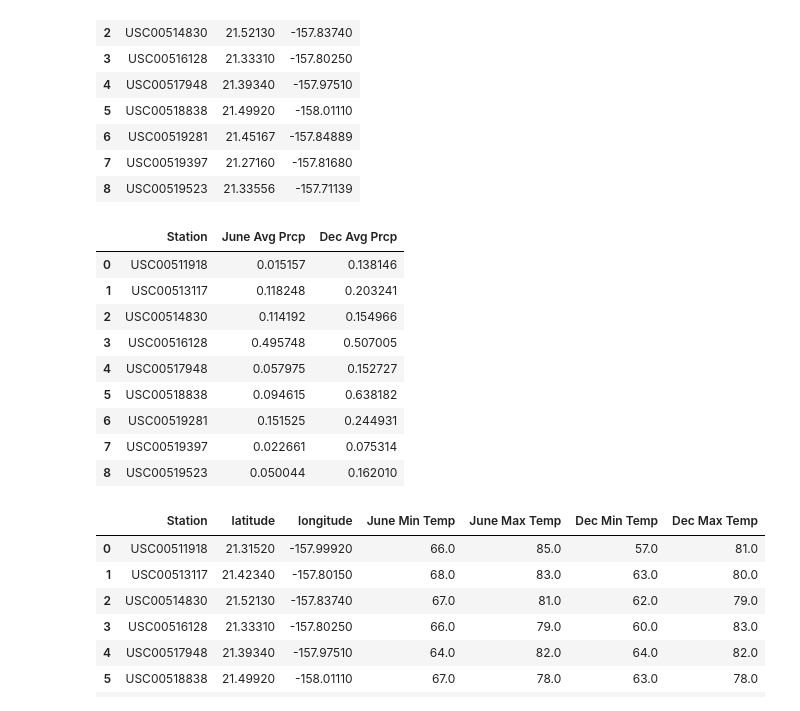
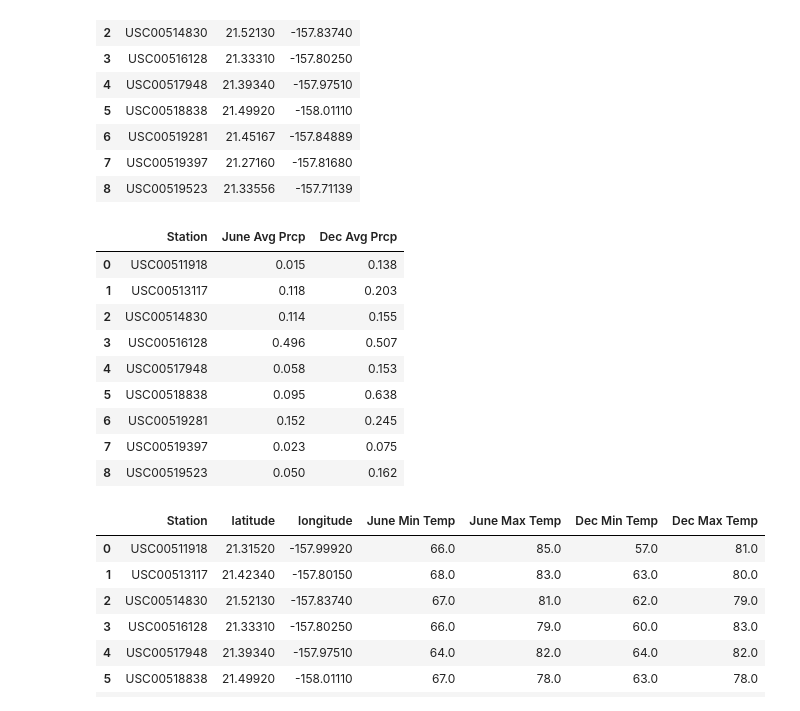
Before and after one commit to donovancai/surfs_up, a Jupyter notebook: SurfsUp_Challenge.ipynb, the cells around one changed output. Saved outputs shown, nothing was run; the diff lists cells and outputs as text; code cells hidden in the pictures.

```diff
--- a/SurfsUp_Challenge.ipynb
+++ b/SurfsUp_Challenge.ipynb
@@ -284,29 +283,31 @@ stations_df
 # %%
 june_p = session.query(Measurement.station, func.avg(Measurement.prcp)).\
 group_by(Measurement.station).filter(extract('month', Measurement.date) == 6)
 
 dec_p = session.query(Measurement.station, func.avg(Measurement.prcp)).\
 group_by(Measurement.station).filter(extract('month', Measurement.date) == 12)
 
 june_p_ls = list(june_p)
 dec_p_ls = list(dec_p)
 
 june_p_df = pd.DataFrame(june_p_ls, columns=['Station', 'June Avg Prcp'])
+june_p_df["June Avg Prcp"] = june_p_df["June Avg Prcp"].map("{:,.3f}".format)
 dec_p_df = pd.DataFrame(dec_p_ls, columns=['Station', 'Dec Avg Prcp'])
+dec_p_df["Dec Avg Prcp"] = dec_p_df["Dec Avg Prcp"].map("{:,.3f}".format)
 
 combined_p_df = june_p_df.merge(dec_p_df, how='left', on='Station')
 combined_p_df
 # %% [output]
 |  | Station | June Avg Prcp | Dec Avg Prcp |
-| 0 | USC00511918 | 0.015157 | 0.138146 |
-| 1 | USC00513117 | 0.118248 | 0.203241 |
-| 2 | USC00514830 | 0.114192 | 0.154966 |
-| 3 | USC00516128 | 0.495748 | 0.507005 |
-| 4 | USC00517948 | 0.057975 | 0.152727 |
-| 5 | USC00518838 | 0.094615 | 0.638182 |
-| 6 | USC00519281 | 0.151525 | 0.244931 |
-| 7 | USC00519397 | 0.022661 | 0.075314 |
-| 8 | USC00519523 | 0.050044 | 0.162010 |
+| 0 | USC00511918 | 0.015 | 0.138 |
+| 1 | USC00513117 | 0.118 | 0.203 |
+| 2 | USC00514830 | 0.114 | 0.155 |
+| 3 | USC00516128 | 0.496 | 0.507 |
+| 4 | USC00517948 | 0.058 | 0.153 |
+| 5 | USC00518838 | 0.095 | 0.638 |
+| 6 | USC00519281 | 0.152 | 0.245 |
+| 7 | USC00519397 | 0.023 | 0.075 |
+| 8 | USC00519523 | 0.050 | 0.162 |
 # %%
 final_combined_df = stations_df.merge(combined_df, how='left', on='Station')
 final_combined_df
```
Also changed, not shown: parts of 5 cells of this notebook, 4 other files.
